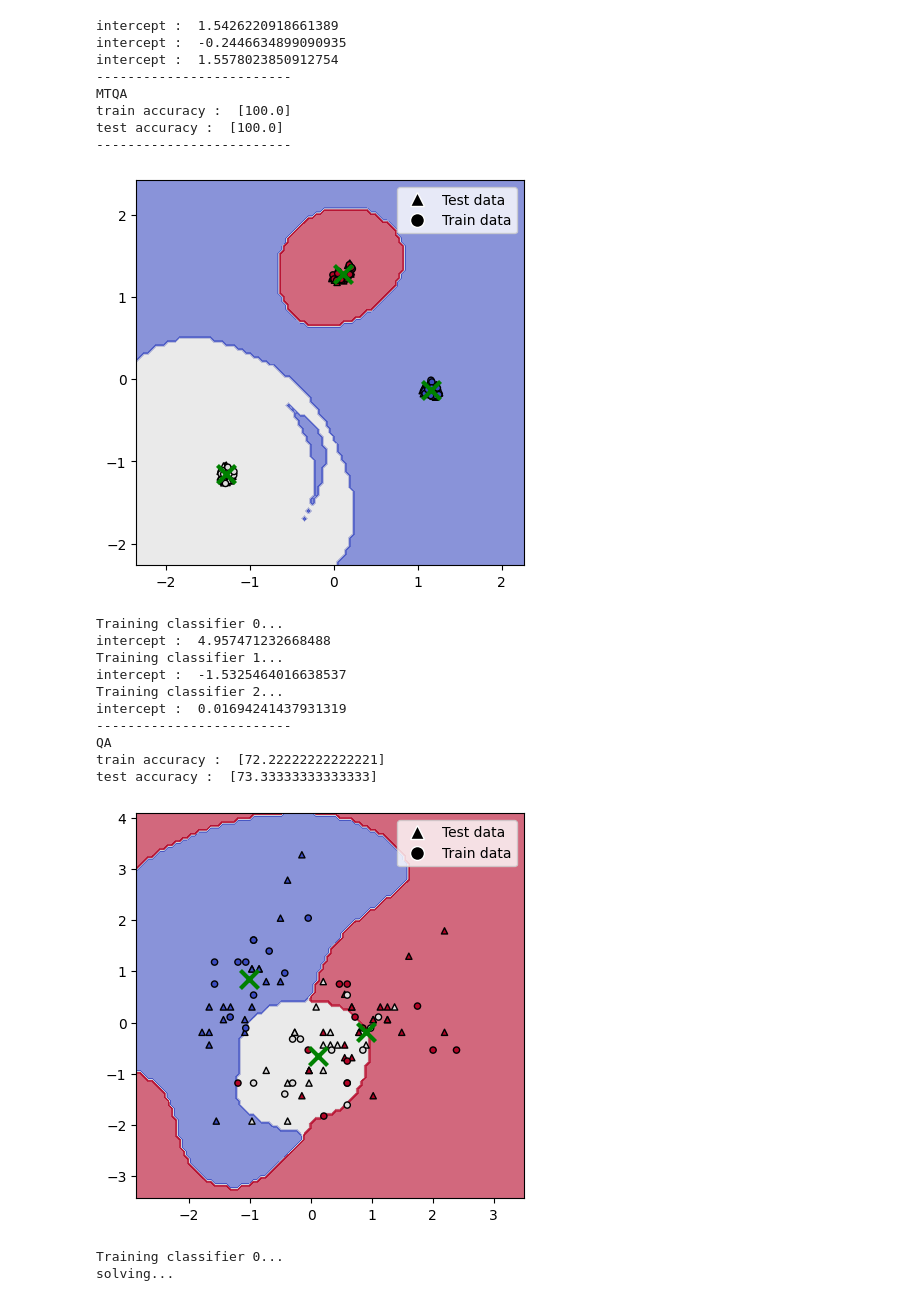
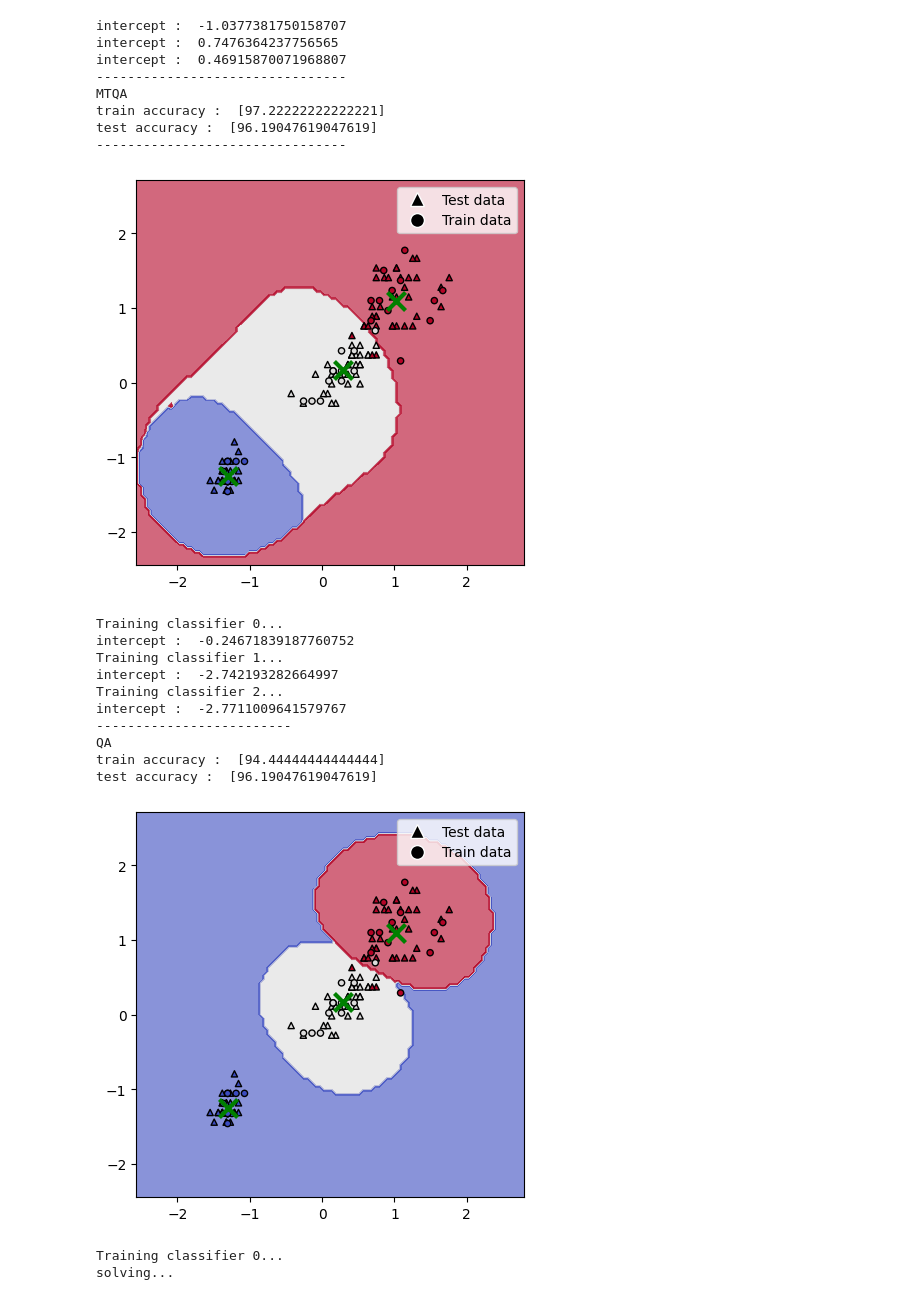
Before and after one commit to Jagaa-1008/quantum_SVM, a Jupyter notebook: iris_classification_sepal.ipynb, the cells around one changed output. Saved outputs shown, nothing was run; the diff lists cells and outputs as text; code cells hidden in the pictures.

```diff
--- a/iris_classification_sepal.ipynb
+++ b/iris_classification_sepal.ipynb
@@ -178,18 +178,18 @@ nn = 3
 
 # dataset_name = "digit_0_2"
 
-# X = load_iris().data[:,:2]
-# y = load_iris()['target']
+X = load_iris().data[:,2:]
+y = load_iris()['target']
 
-n_samples = 3*40
-X, y = make_blobs(n_samples=n_samples, centers=nn, random_state=42)
+# n_samples = 3*40
+# X, y = make_blobs(n_samples=n_samples, centers=nn, random_state=42)
 
 # digits = load_digits(n_class=nn)
 # X, y = digits.data, digits.target
 
 # Dimensionality reduction
-reducer = umap.UMAP(n_components=2)
-X = reducer.fit_transform(X)
+# reducer = umap.UMAP(n_components=2)
+# X = reducer.fit_transform(X)
 
 # Initialize the lists to hold the split data
 X_train_list = []
@@ -205,7 +205,7 @@ for i in range(nn):
 
     # Perform the split
     X_class_train, X_class_test, y_class_train, y_class_test = train_test_split(
-        X_class, y_class, test_size=28, train_size=12, random_state=151
+        X_class, y_class, test_size=35, train_size=12, random_state=151
     )
 
     # Append the current class's split to the lists
@@ -289,10 +289,10 @@ from neal import SimulatedAnnealingSampler as SA
 gamma = 1
 
 params = {
-    "Xi": 0.01,
+    "Xi": 0.1,
     "gamma": gamma,
     "optimizer": SA,
-    "num_reads": 100
+    "num_reads": 1000
 }
 
 sa_test = []
@@ -314,7 +314,7 @@ for i in range(NN):
     sa_test.append(sa_test_accuracy)
     sa_train.append(sa_training_accuracy)
 
-print("-------------------------")
+print("--------------------------------")
 print("SA")
 print("train accuracy : ", sa_train)
 # print("mean : ", np.mean(sa_train))
@@ -322,7 +322,7 @@ print("train accuracy : ", sa_train)
 print("test accuracy : ", sa_test)
 # print(np.mean(sa_test))
 # print(np.std(sa_test))
-print("-------------------------")
+print("--------------------------------")
 
 plot_figure(sa_OvR, preprocessing.scale(X), y, nn, X_test, X_train, y_test, y_train) #, filename= f"results\{dataset_name}_SA1"
 # print(classification_report(y_test, sa_predict))
@@ -342,7 +342,7 @@ test accuracy :  [100.0]
 # %%
 from mtqa_qsvm import MTQA_OneVsRestClassifier, qSVM, OneVsRestClassifier
 from utils import *
-from solver_config import dwave_MTQA
+# from solver_config import dwave_MTQA
 
 NN = 1
 gamma = 1
@@ -352,7 +352,7 @@ qa_test = []
 qa_train = []
 for i in range(NN):
     params = {
-        "Xi": 0.01,
+        "Xi": 0.1,
         "gamma": gamma,
         # "optimizer": dwave_MTQA
     }
@@ -360,56 +360,57 @@ for i in range(NN):
     # Initialize and train the classifier
     mtqa_OvR = MTQA_OneVsRestClassifier(class_num=nn, classifier=qSVM, params=params, vis = 0)
     _, embedding_list, TotalQubo, Qubo_list = mtqa_OvR.solve(X_train, y_train)
 
     save_embedding(embedding_list, "iris_petal")
     save_TotalQubo(TotalQubo, "iris_petal")
     save_qubo_list(Qubo_list, "iris_petal")
 
     # Predict
     mtqa_predict = mtqa_OvR.predict(X_test)
     mtqa_t_pred= mtqa_OvR.predict(X_train)
 
     # Performance analysis
     mtqa_test_accuracy = accuracy_score(y_test, mtqa_predict)*100
     mtqa_training_accuracy = accuracy_score(y_train, mtqa_t_pred)*100
 
     mtqa_test.append(mtqa_test_accuracy)
     mtqa_train.append(mtqa_training_accuracy)
 
-print("-------------------------")
+print("--------------------------------")
 print("MTQA")
 print("train accuracy : ", mtqa_train)
 # print("mean : ", np.mean(mtqa_train))
 # print("standard deviation : ", np.std(mtqa_train))
 print("test accuracy : ", mtqa_test)
 # print("mean : ",np.mean(mtqa_test))
 # print("standard deviation : ",np.std(mtqa_test))
-print("-------------------------")
+print("--------------------------------")
 
 plot_figure(mtqa_OvR, preprocessing.scale(X), y, nn, X_test, X_train, y_test, y_train)
 # %% [output]
-intercept :  1.5426220918661389
-intercept :  -0.2446634899090935
-intercept :  1.5578023850912754
--------------------------
+intercept :  -1.0377381750158707
+intercept :  0.7476364237756565
+intercept :  0.46915870071968807
+--------------------------------
 MTQA
-train accuracy :  [100.0]
-test accuracy :  [100.0]
--------------------------
+train accuracy :  [97.22222222222221]
+test accuracy :  [96.19047619047619]
+--------------------------------
-[figure, old version]
+[figure, new version]
 # %%
 from mtqa_qsvm import *
 from utils import *
-from solver_config import dwave_QA
+# from solver_config import dwave_QA
 
 qubo_list = load_qubo_list("iris_petal")
 emb = load_embedding("iris_petal")
 
-gamma = 0.8
+gamma = 1
 params = {
-    "Xi": 0.3,
+    "Xi": 0.1,
     "gamma": gamma,
-    "optimizer": dwave_QA,
+    "optimizer": "QA",
+    "annealing_time": 100,
     # "qubo_list" : qubo_list,
     # "embeddings" : emb,
     "vis" : 0
@@ -445,16 +446,16 @@ print("test accuracy : ", qa_test)
 plot_figure(qa_OvR, preprocessing.scale(X), y, nn, X_test, X_train, y_test, y_train)
 # %% [output]
 Training classifier 0...
-intercept :  4.957471232668488
+intercept :  -0.24671839187760752
 Training classifier 1...
-intercept :  -1.5325464016638537
+intercept :  -2.742193282664997
 Training classifier 2...
-intercept :  0.01694241437931319
+intercept :  -2.7711009641579767
 -------------------------
 QA
-train accuracy :  [72.22222222222221]
-test accuracy :  [73.33333333333333]
+train accuracy :  [94.44444444444444]
+test accuracy :  [96.19047619047619]
-[figure, old version]
+[figure, new version]
 # %%
 from qsvm import *
 from utils import *
```
Also changed, not shown: parts of 3 cells of this notebook, 6 other files.
